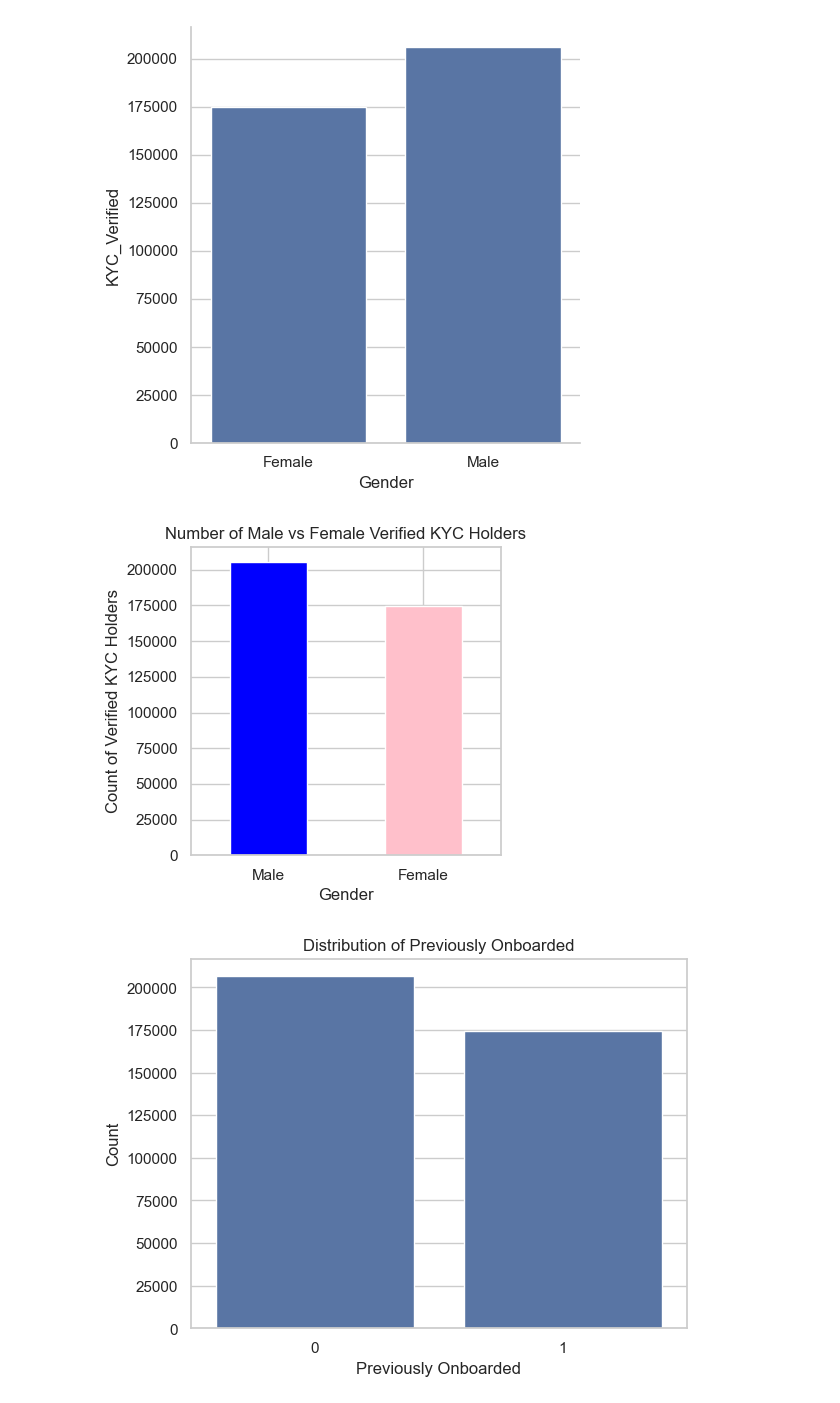
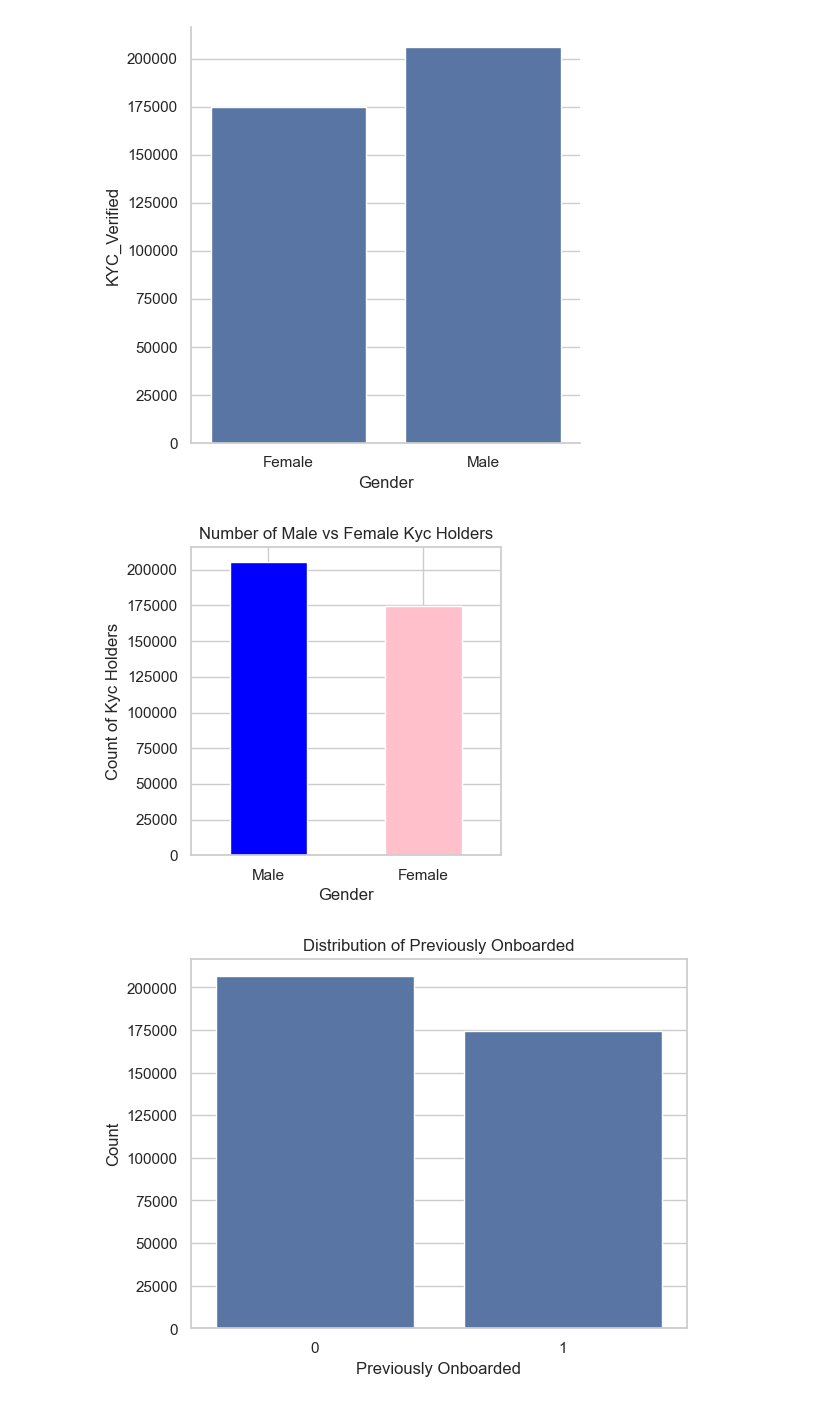
Before and after one commit to sandeepdash-mlops/MLOps-Proj-FintechDomain, a Jupyter notebook: notebook/exp-notebook.ipynb, the cells around one changed output. Drawn from its saved outputs; the diff is of its cells as text; code cells hidden in the pictures.

```diff
--- a/notebook/exp-notebook.ipynb
+++ b/notebook/exp-notebook.ipynb
@@ -166,20 +184,20 @@ sns.catplot(x="Gender", y="KYC_Verified", data=data, kind="bar");
 # %% [output]
 [figure]
 # %%
-# Filter for only Verified KYC holders (KYC_Verified == 1)
-verifiedkyc_holders = df[df['KYC_Verified'] == 1]
+# Filter for only kyc holders (Driving_License == 1)
+kyc_holders = df[df['KYC_Verified'] == 1]
 
-# Group by Gender and count the number of Verified KYC holders per gender
-gender_counts = verifiedkyc_holders['Gender'].value_counts()
+# Group by Gender and count the number of kyc holders per gender
+gender_counts = kyc_holders['Gender'].value_counts()
 
 # Plotting
 plt.figure(figsize=(4, 4))
 gender_counts.plot(kind='bar', color=['blue', 'pink'])
-plt.title('Number of Male vs Female Verified KYC Holders')
+plt.title('Number of Male vs Female Kyc Holders')
 plt.xlabel('Gender')
-plt.ylabel('Count of Verified KYC Holders')
+plt.ylabel('Count of Kyc Holders')
 plt.xticks(rotation=0)
 plt.show()
 # %% [output]
-[figure, old version]
+[figure, new version]
 # %%
```
Also changed, not shown: parts of 20 cells of this notebook, 13 other files.
